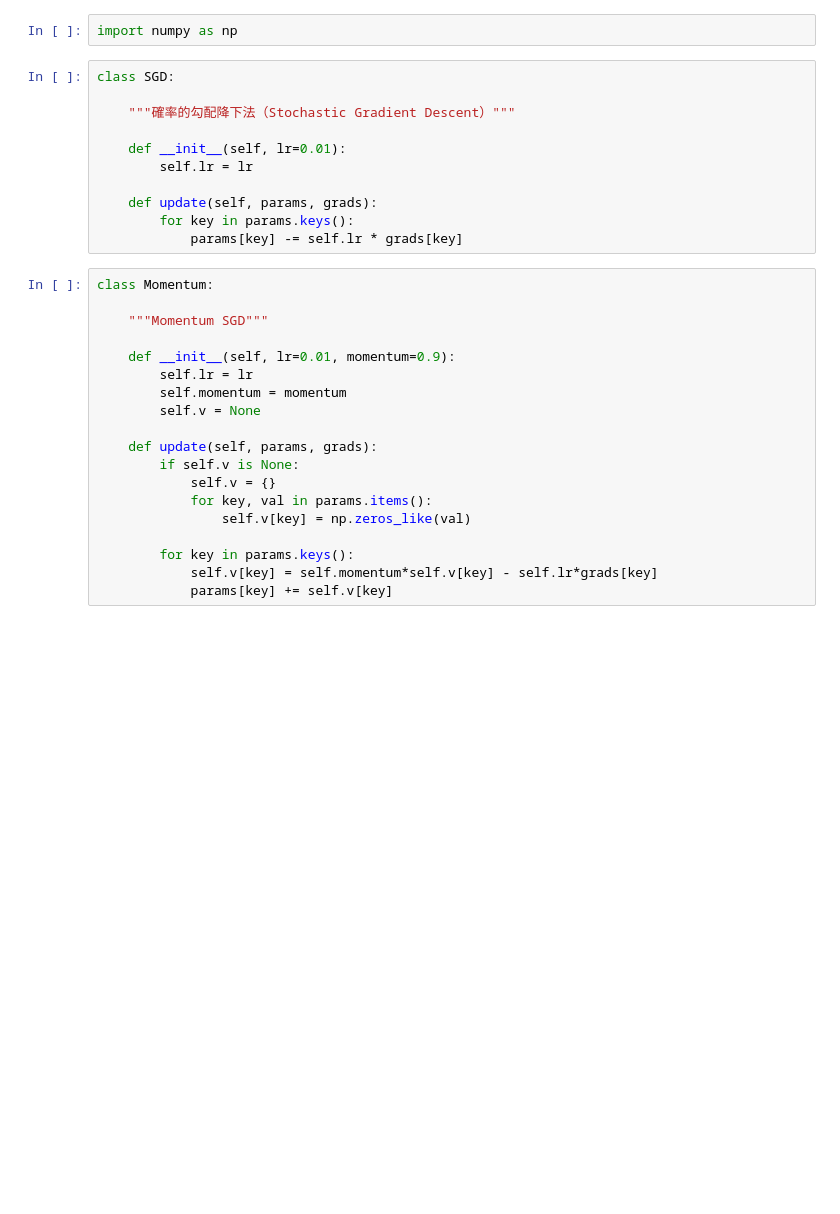
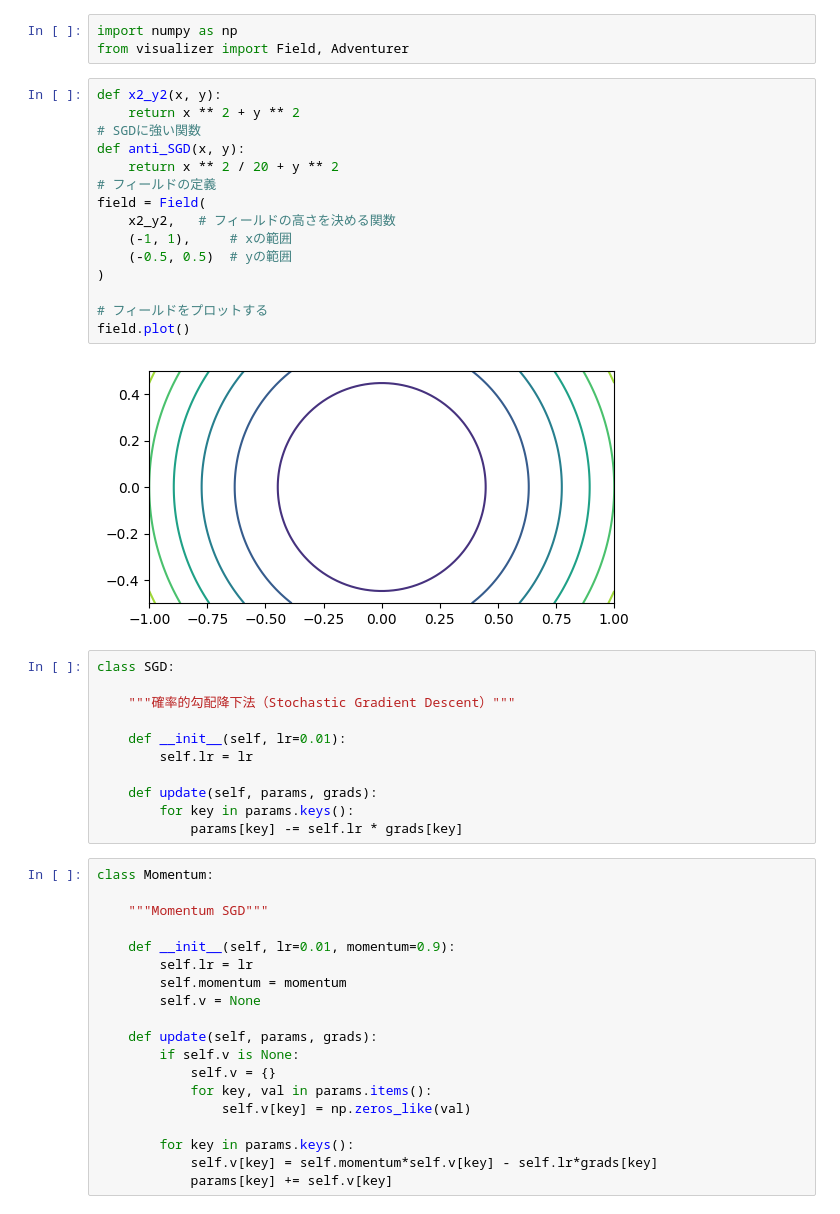
Before and after one commit to zero-one-seminar/2022-f-DeepLearning-11, a Jupyter notebook: rate-decay/optimizationTechnique.ipynb, the cells around one changed output. Drawn from its saved outputs; the diff is of its cells as text; blank space fills up the shorter version.

Commit message:
visualizerの変更

```diff
--- a/rate-decay/optimizationTechnique.ipynb
+++ b/rate-decay/optimizationTechnique.ipynb
@@ -1,5 +1,23 @@
 # %%
 import numpy as np
+from visualizer import Field, Adventurer
+# %%
+def x2_y2(x, y):
+    return x ** 2 + y ** 2
+# SGDに強い関数
+def anti_SGD(x, y):
+    return x ** 2 / 20 + y ** 2
+# フィールドの定義
+field = Field(
+    x2_y2,   # フィールドの高さを決める関数
+    (-1, 1),     # xの範囲
+    (-0.5, 0.5)  # yの範囲
+)
+
+# フィールドをプロットする
+field.plot()
+# %% [output]
+[figure, added]
 # %%
 class SGD:
 
```
Also changed, not shown: parts of 5 cells of this notebook, 2 other files.
